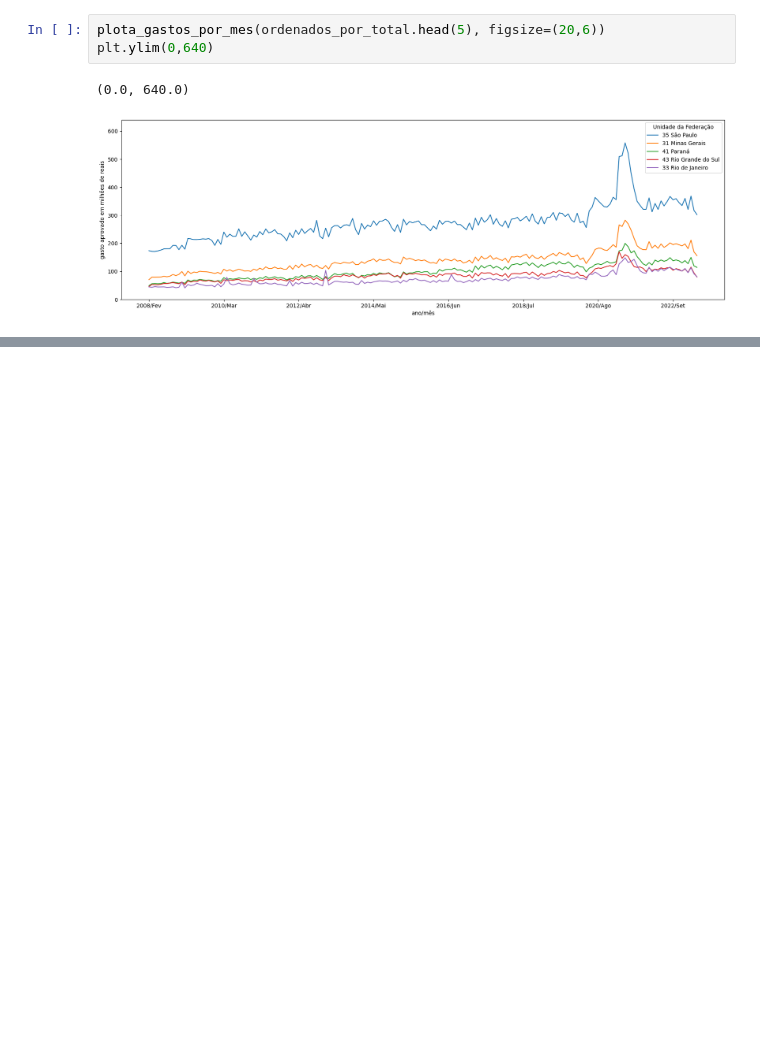
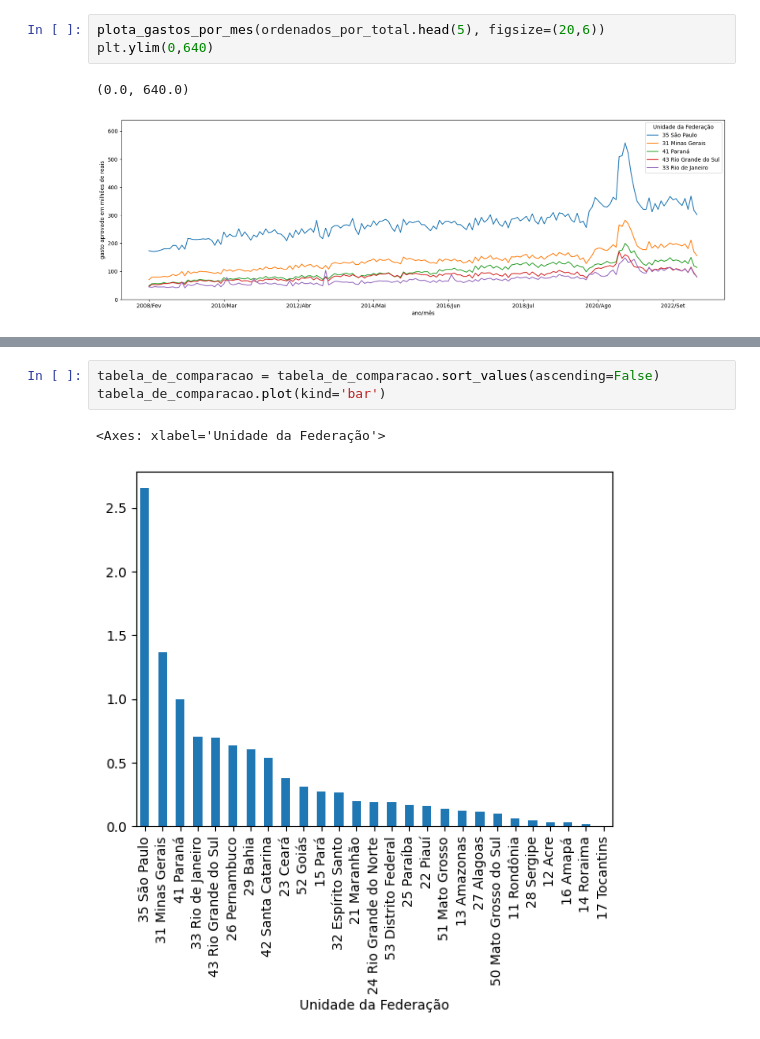
Before and after one commit to giulianafernandes/pos-tech_data_analytics, a Jupyter notebook: análise_exploratória_de_dados-produção_hospitalar.ipynb, the cells around one changed output, grey strips where cells are left out. Drawn from its saved outputs; the diff is of its cells as text; blank space fills up the shorter version.

```diff
--- a/análise_exploratória_de_dados-produção_hospitalar.ipynb
+++ b/análise_exploratória_de_dados-produção_hospitalar.ipynb
@@ -627,0 +793,6 @@ plt.ylim(0,640)
+# %%
+tabela_de_comparacao = tabela_de_comparacao.sort_values(ascending=False)
+tabela_de_comparacao.plot(kind='bar')
+# %% [output]
+<Axes: xlabel='Unidade da Federação'>
+[figure, added]
```
Also changed, not shown: parts of 34 cells of this notebook, 1 other file.
